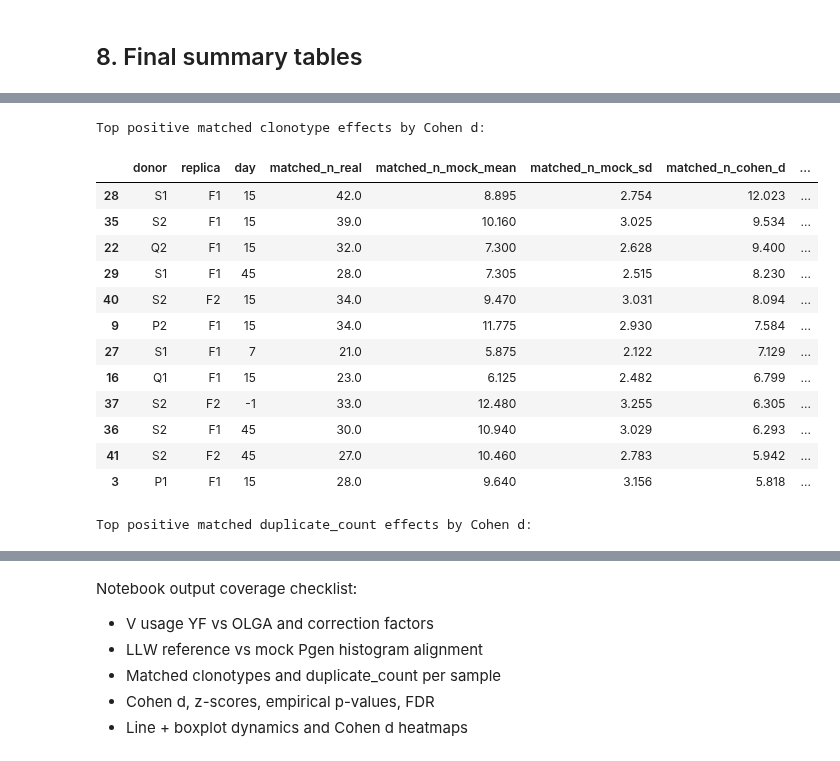
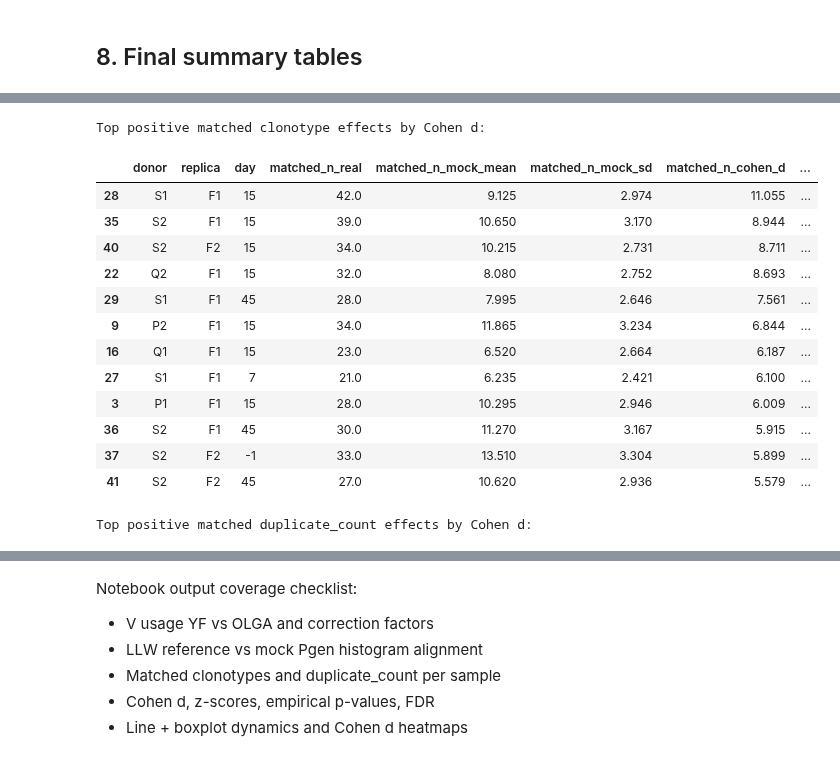
Before and after one commit to antigenomics/mirpy, a Jupyter notebook: notebooks/vdjbet_yf.ipynb, the cells around one changed output, grey strips where cells are left out. Saved outputs shown, nothing was run; the diff lists cells and outputs as text; code cells hidden in the pictures.

```diff
--- a/notebooks/vdjbet_yf.ipynb
+++ b/notebooks/vdjbet_yf.ipynb
@@ -32,8 +32,8 @@ from mir.common.repertoire import LocusRepertoire, Repertoire
 from mir.utils.notebook_assets import ensure_airr_yfv19, notebook_large_assets_root
 
 SEED = 42
-N_MOCKS = 200
-POOL_SIZE = 200_000
+N_MOCKS = 100
+POOL_SIZE = 1_000_000
 OLGA_USAGE_N = 1_000_000
 # count_rearrangement (default, unweighted) or count_duplicates (weighted by duplicate_count)
 USAGE_COUNT_MODE = "count_rearrangement"
@@ -282,9 +284,15 @@ Main driver is `POOL_SIZE` and OLGA calls; reduce `POOL_SIZE` for quicker explor
 # %%
 t0 = pd.Timestamp.now()
-pool = PgenBinPool(
-    "TRB",
+
+# Build the mock pool from real human TRB control sequences.
+# Real-control mocks better capture empirical V/J biases and sequence length
+# distributions than the OLGA synthetic null, reducing over-dispersion artefacts.
+pool = PgenBinPool.from_control(
+    locus="TRB",
+    control_type="real",
+    species="human",
     n=POOL_SIZE,
-    n_jobs=4,
+    n_jobs=8,
     seed=SEED,
     pgen_adjustment=pgen_adj,
 )
@@ -292,6 +300,7 @@ analysis = VDJBetOverlapAnalysis(
     vdjdb_rep,
     pool=pool,
     n_mocks=N_MOCKS,
+    n_jobs=8,
     seed=SEED,
 )
 dt = (pd.Timestamp.now() - t0).total_seconds()
@@ -323,7 +332,7 @@ ax.plot(all_bins, ref_vec, color="#d62728", marker="o", linewidth=2, label="LLW
 ax.plot(all_bins, mock_mean, color="#1f77b4", linestyle="--", marker="s", markersize=4, linewidth=2.2, label="Mock mean", zorder=3)
 ax.set_xlabel("log2 Pgen bin")
 ax.set_ylabel("count")
-ax.set_title("LLW reference vs mock Pgen histogram")
+ax.set_title("LLW reference vs real-control mock Pgen histogram")
 ax.legend()
 ax.grid(alpha=0.2)
 plt.tight_layout()
@@ -392,12 +401,14 @@ for i, s in enumerate(samples, start=1):
         "n_total": r.n_total,
         "dc_total": r.dc_total,
         "matched_n_real": float(r.n),
+        "matched_dc_real": float(r.dc),
+        "matched_n_fraction": float(r.n) / max(r.n_total, 1),
+        "matched_dc_fraction": float(r.dc) / max(r.dc_total, 1),
         "matched_n_mock_mean": mn_mean,
         "matched_n_mock_sd": mn_sd,
         "matched_n_z": z_n,
         "matched_n_p_emp": p_n_emp,
         "matched_n_cohen_d": (r.n - mn_mean) / mn_sd if mn_sd > 0 else 0.0,
-        "matched_dc_real": float(r.dc),
         "matched_dc_log2_real": real_dc_log2,
         "matched_dc_log2_mock_mean": mdc_mean,
         "matched_dc_log2_mock_sd": mdc_sd,
@@ -417,8 +428,9 @@ df_res["matched_dc_log2_p_adj"] = bh_fdr(df_res["matched_dc_log2_p_emp"].values)
 
 display(df_res[[
     "donor", "replica", "day",
-    "matched_n_real", "matched_n_mock_mean", "matched_n_z", "matched_n_p_emp", "matched_n_cohen_d",
-    "matched_dc_real", "matched_dc_log2_real", "matched_dc_log2_mock_mean", "matched_dc_log2_z", "matched_dc_log2_p_emp", "matched_dc_log2_cohen_d",
+    "matched_n_real", "matched_dc_real", "matched_n_fraction", "matched_dc_fraction",
+    "matched_n_mock_mean", "matched_n_z", "matched_n_p_emp", "matched_n_cohen_d",
+    "matched_dc_log2_real", "matched_dc_log2_mock_mean", "matched_dc_log2_z", "matched_dc_log2_p_emp", "matched_dc_log2_cohen_d",
 ]])
 # %% [output]
 Processed 10/42 samples
@@ -576,17 +617,21 @@ heatmap_cohen(
 # %%
 summary_cols = [
     "donor", "replica", "day",
-    "matched_n_real", "matched_n_mock_mean", "matched_n_mock_sd", "matched_n_cohen_d", "matched_n_z", "matched_n_p_emp", "matched_n_p_adj",
-    "matched_dc_real", "matched_dc_log2_real", "matched_dc_log2_mock_mean", "matched_dc_log2_mock_sd",
+    "n_total", "dc_total",
+    "matched_n_real", "matched_dc_real", "matched_n_fraction", "matched_dc_fraction",
+    "matched_n_mock_mean", "matched_n_mock_sd", "matched_n_cohen_d", "matched_n_z", "matched_n_p_emp", "matched_n_p_adj",
+    "matched_dc_log2_real", "matched_dc_log2_mock_mean", "matched_dc_log2_mock_sd",
     "matched_dc_log2_cohen_d", "matched_dc_log2_z", "matched_dc_log2_p_emp", "matched_dc_log2_p_adj",
 ]
 summary = df_res[summary_cols].copy()
 for col in [
-    "matched_n_real", "matched_n_mock_mean", "matched_n_mock_sd", "matched_n_cohen_d", "matched_n_z",
-    "matched_dc_real", "matched_dc_log2_real", "matched_dc_log2_mock_mean", "matched_dc_log2_mock_sd",
-    "matched_dc_log2_cohen_d", "matched_dc_log2_z",
+    "matched_n_real", "matched_dc_real",
+    "matched_n_mock_mean", "matched_n_mock_sd", "matched_n_cohen_d", "matched_n_z",
+    "matched_dc_log2_real", "matched_dc_log2_mock_mean", "matched_dc_log2_mock_sd", "matched_dc_log2_cohen_d", "matched_dc_log2_z",
 ]:
     summary[col] = summary[col].astype(float).round(3)
+for col in ["matched_n_fraction", "matched_dc_fraction"]:
+    summary[col] = summary[col].map(lambda x: f"{x:.5f}")
 for col in ["matched_n_p_emp", "matched_n_p_adj", "matched_dc_log2_p_emp", "matched_dc_log2_p_adj"]:
     summary[col] = summary[col].map(lambda x: f"{x:.4f}")
 
@@ -618,16 +663,16 @@ display(summary.sort_values("matched_dc_log2_cohen_d", ascending=False).head(12)
 Top positive matched clonotype effects by Cohen d:
 |  | donor | replica | day | matched_n_real | matched_n_mock_mean | matched_n_mock_sd | matched_n_cohen_d | ... |
-| 28 | S1 | F1 | 15 | 42.0 | 8.895 | 2.754 | 12.023 | ... |
-| 35 | S2 | F1 | 15 | 39.0 | 10.160 | 3.025 | 9.534 | ... |
-| 22 | Q2 | F1 | 15 | 32.0 | 7.300 | 2.628 | 9.400 | ... |
-| 29 | S1 | F1 | 45 | 28.0 | 7.305 | 2.515 | 8.230 | ... |
-| 40 | S2 | F2 | 15 | 34.0 | 9.470 | 3.031 | 8.094 | ... |
-| 9 | P2 | F1 | 15 | 34.0 | 11.775 | 2.930 | 7.584 | ... |
-| 27 | S1 | F1 | 7 | 21.0 | 5.875 | 2.122 | 7.129 | ... |
-| 16 | Q1 | F1 | 15 | 23.0 | 6.125 | 2.482 | 6.799 | ... |
-| 37 | S2 | F2 | -1 | 33.0 | 12.480 | 3.255 | 6.305 | ... |
-| 36 | S2 | F1 | 45 | 30.0 | 10.940 | 3.029 | 6.293 | ... |
-| 41 | S2 | F2 | 45 | 27.0 | 10.460 | 2.783 | 5.942 | ... |
-| 3 | P1 | F1 | 15 | 28.0 | 9.640 | 3.156 | 5.818 | ... |
+| 28 | S1 | F1 | 15 | 42.0 | 9.125 | 2.974 | 11.055 | ... |
+| 35 | S2 | F1 | 15 | 39.0 | 10.650 | 3.170 | 8.944 | ... |
+| 40 | S2 | F2 | 15 | 34.0 | 10.215 | 2.731 | 8.711 | ... |
+| 22 | Q2 | F1 | 15 | 32.0 | 8.080 | 2.752 | 8.693 | ... |
+| 29 | S1 | F1 | 45 | 28.0 | 7.995 | 2.646 | 7.561 | ... |
+| 9 | P2 | F1 | 15 | 34.0 | 11.865 | 3.234 | 6.844 | ... |
+| 16 | Q1 | F1 | 15 | 23.0 | 6.520 | 2.664 | 6.187 | ... |
+| 27 | S1 | F1 | 7 | 21.0 | 6.235 | 2.421 | 6.100 | ... |
+| 3 | P1 | F1 | 15 | 28.0 | 10.295 | 2.946 | 6.009 | ... |
+| 36 | S2 | F1 | 45 | 30.0 | 11.270 | 3.167 | 5.915 | ... |
+| 37 | S2 | F2 | -1 | 33.0 | 13.510 | 3.304 | 5.899 | ... |
+| 41 | S2 | F2 | 45 | 27.0 | 10.620 | 2.936 | 5.579 | ... |
 Top positive matched duplicate_count effects by Cohen d:
 |  | donor | replica | day | matched_n_real | matched_n_mock_mean | matched_n_mock_sd | matched_n_cohen_d | ... |
```
Also changed, not shown: parts of 14 cells of this notebook, 4 other files.
